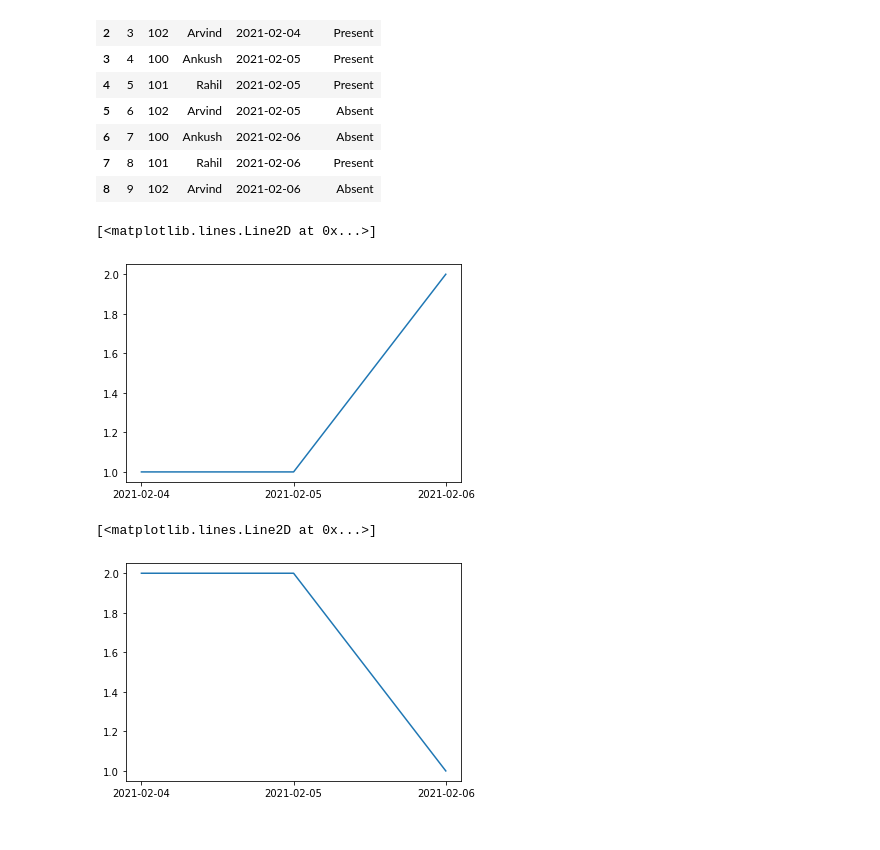
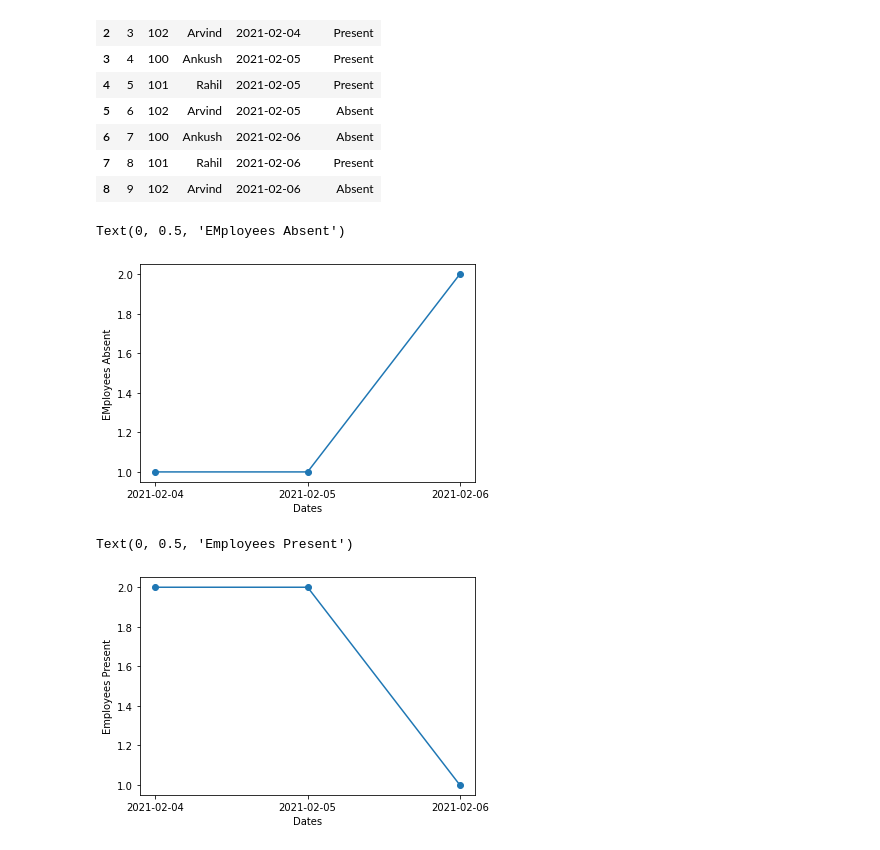
Before and after one commit to ankushmaharaj/interview-assignment, a Jupyter notebook: test.ipynb, the cells around one changed output. Drawn from its saved outputs; the diff is of its cells as text; code cells hidden in the pictures.

Commit message:
added labels and markers for plot

```diff
--- a/test.ipynb
+++ b/test.ipynb
@@ -31,14 +31,18 @@ df.fillna(0, inplace=True)
 df.sort_values('date', inplace=True)
 # %%
 import matplotlib.pyplot as plt
-plt.plot(df['date'], df['Employee Absent'])
+plt.plot(df['date'], df['Employee Absent'], marker='o')
+plt.xlabel("Dates")
+plt.ylabel("Employees Absent")
 # %% [output]
-[<matplotlib.lines.Line2D at 0x...>]
+Text(0, 0.5, 'EMployees Absent')
-[figure, old version]
+[figure, new version]
 # %%
-plt.plot(df['date'], df['Employee Present'])
+plt.plot(df['date'], df['Employee Present'], marker='o')
+plt.xlabel("Dates")
+plt.ylabel("Employees Present")
 # %% [output]
-[<matplotlib.lines.Line2D at 0x...>]
+Text(0, 0.5, 'Employees Present')
-[figure, old version]
+[figure, new version]
 # %%
 df.to_excel('output.xlsx')
```
Also changed, not shown: 1 other file.
